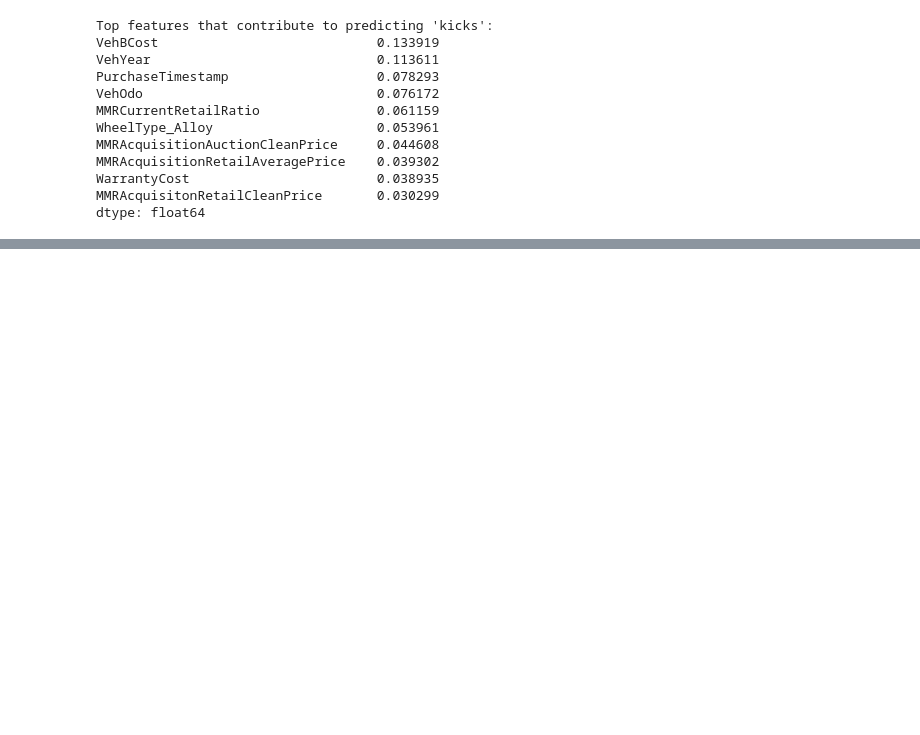
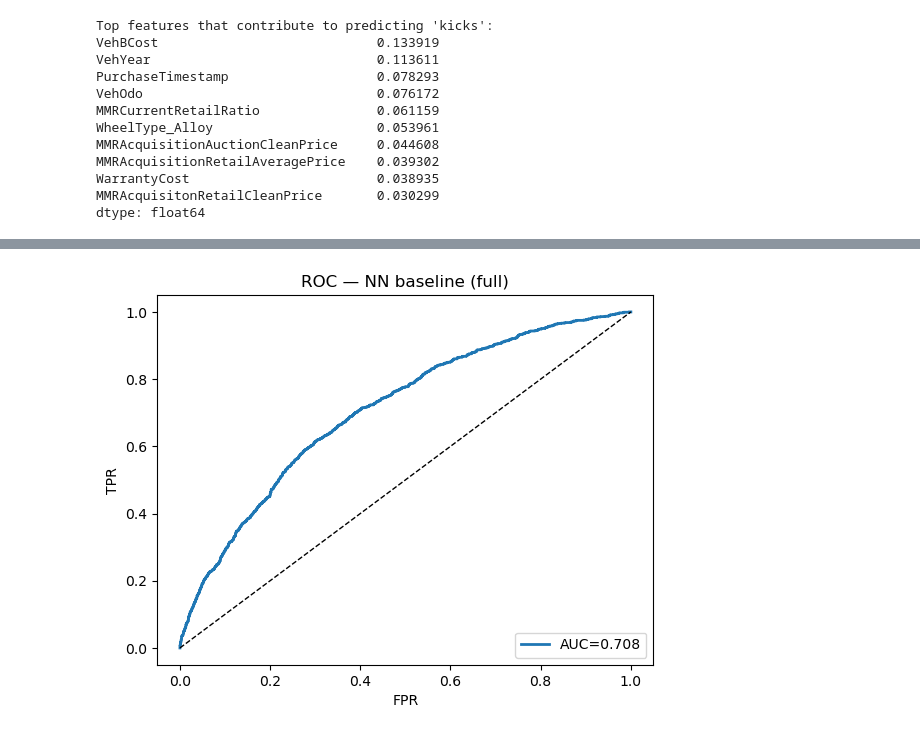
Before and after one commit to Chatchai-29/IFN580-A1, a Jupyter notebook: notebooks/IFN580_A1_Starter_Notebook.ipynb, the cells around one changed output, grey strips where cells are left out. Cells and saved outputs as stored; diff of their text form; code cells hidden in the pictures; blank space fills up the shorter version.

Commit message:
Task 4

```diff
--- a/notebooks/IFN580_A1_Starter_Notebook.ipynb
+++ b/notebooks/IFN580_A1_Starter_Notebook.ipynb
@@ -721,0 +837,83 @@ print("Note: one-hot effects are relative to the baseline category.")
+# %%
+# Task 4.2 — NN with full feature set (simple GridSearch)
+
+import numpy as np
+import matplotlib.pyplot as plt
+from sklearn.neural_network import MLPClassifier
+from sklearn.model_selection import GridSearchCV, StratifiedKFold
+from sklearn.metrics import accuracy_score, roc_auc_score, roc_curve, auc, confusion_matrix, classification_report
+
+# --- A) Build preprocessed matrices (use the already-fitted DT pipeline's preprocessor if available) ---
+# This keeps one-hot columns consistent with Task 2.
+if 'dt_best' in globals():
+    prep_for_nn = dt_best.named_steps['prep']
+else:
+    # fallback: fit our preprocess on training data (still simple)
+    prep_for_nn = preprocess.fit(X_train, y_train)
+
+Xtr = prep_for_nn.transform(X_train)
+Xte = prep_for_nn.transform(X_test)
+
+# Safety: ensure dense arrays for scikit-learn MLP
+if hasattr(Xtr, "toarray"): Xtr = Xtr.toarray()
+if hasattr(Xte, "toarray"): Xte = Xte.toarray()
+
+# --- helper functions (simple) ---
+def nn_scores(model, name=""):
+    yhat_tr = model.predict(Xtr)
+    yhat_te = model.predict(Xte)
+    acc_tr  = accuracy_score(y_train, yhat_tr)
+    acc_te  = accuracy_score(y_test,  yhat_te)
+    proba_te = model.predict_proba(Xte)[:,1] if hasattr(model, "predict_proba") else model.decision_function(Xte)
+    auc_te = roc_auc_score(y_test, proba_te)
+    print(f"{name} | Train acc={acc_tr:.3f}  Test acc={acc_te:.3f}  Test AUC={auc_te:.3f}")
+    return acc_tr, acc_te, auc_te
+
+def plot_roc_simple(model, title):
+    proba_te = model.predict_proba(Xte)[:,1] if hasattr(model, "predict_proba") else model.decision_function(Xte)
+    fpr, tpr, _ = roc_curve(y_test, proba_te)
+    roc_auc = auc(fpr, tpr)
+    plt.figure()
+    plt.plot(fpr, tpr, lw=2, label=f"AUC={roc_auc:.3f}")
+    plt.plot([0,1],[0,1],'k--',lw=1)
+    plt.xlabel("FPR"); plt.ylabel("TPR"); plt.title(title)
+    plt.legend(loc="lower right"); plt.show()
+    return roc_auc
+
+# --- B) Baseline NN (for reference) ---
+nn_base = MLPClassifier(
+    hidden_layer_sizes=(64,), activation="relu", solver="adam",
+    max_iter=300, early_stopping=True, random_state=RANDOM_STATE
+)
+nn_base.fit(Xtr, y_train)
+_ = nn_scores(nn_base, "NN baseline (full)")
+_ = plot_roc_simple(nn_base, "ROC — NN baseline (full)")
+
+# --- C) Tuned NN via simple GridSearch (keep it small & student-like) ---
+cv = StratifiedKFold(n_splits=5, shuffle=True, random_state=RANDOM_STATE)
+nn_gs = GridSearchCV(
+    estimator=MLPClassifier(random_state=RANDOM_STATE, early_stopping=True, solver="adam"),
+    param_grid={
+        "hidden_layer_sizes": [(64,), (128,), (64,32)],
+        "activation": ["relu", "tanh"],
+        "alpha": [1e-4, 1e-3],                # L2
+        "learning_rate_init": [1e-3, 3e-3],   # step size
+        "batch_size": [128, 256],
+        "max_iter": [300]
+    },
+    scoring="roc_auc",
+    cv=cv,
+    n_jobs=-1,
+    refit=True
+)
+nn_gs.fit(Xtr, y_train)
+nn_full = nn_gs.best_estimator_
+
+print("Best params (NN full):", nn_gs.best_params_)
+acc_tr_full, acc_te_full, auc_te_full = nn_scores(nn_full, "NN tuned (full)")
+auc_full_curve = plot_roc_simple(nn_full, "ROC — NN tuned (full)")
+
+# Convergence / overfitting notes for the report
+print(f"Converged iters: {nn_full.n_iter_}  (max_iter={nn_full.max_iter}, early_stopping={nn_full.early_stopping})")
+print(f"Overfitting gap (train - test acc): {acc_tr_full - acc_te_full:.3f}")
+# %% [output]
@@ -721,0 +921 @@ print("Note: one-hot effects are relative to the baseline category.")
+[figure, added]
```
Also changed, not shown: parts of 28 cells of this notebook.
